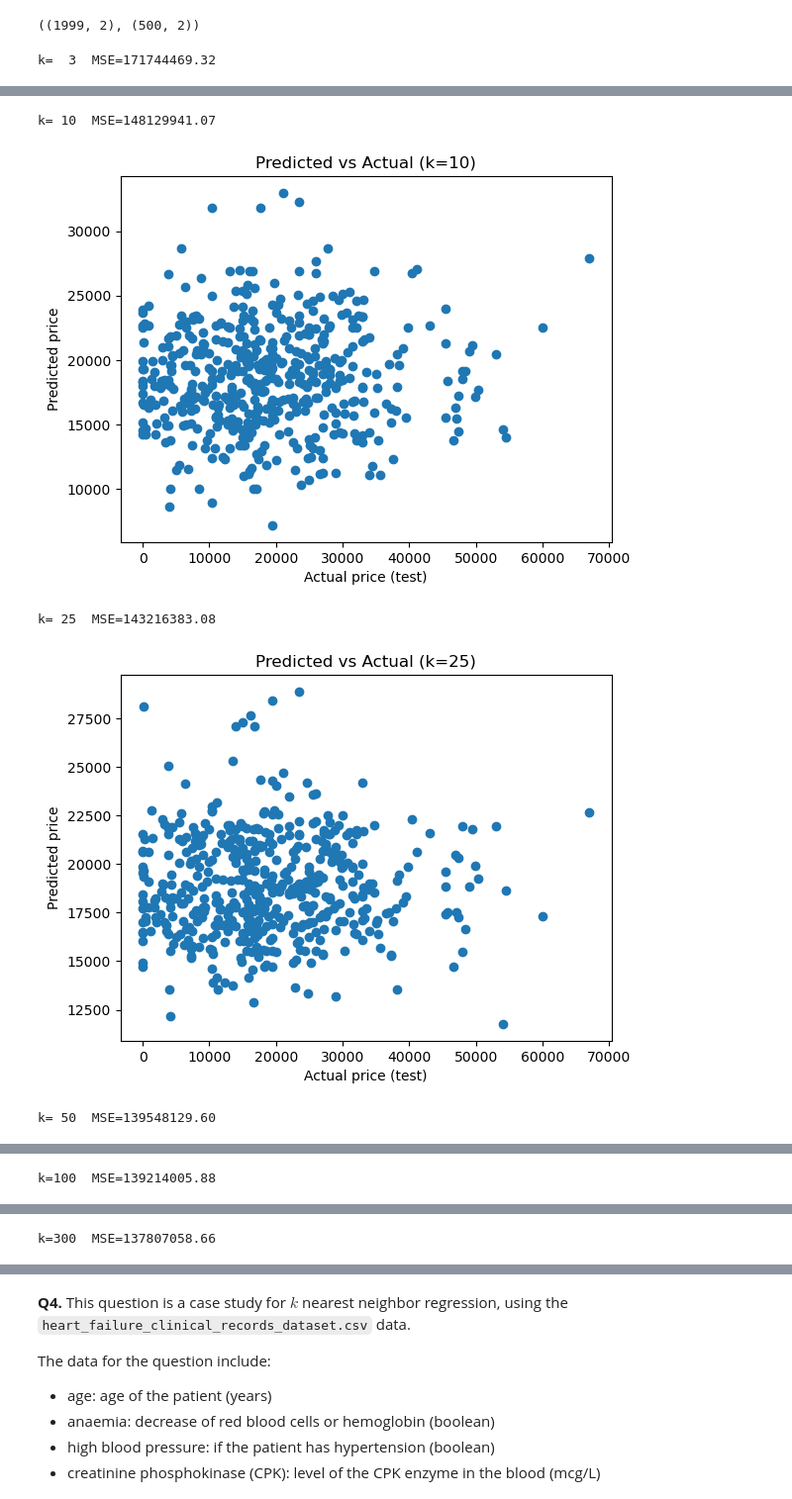
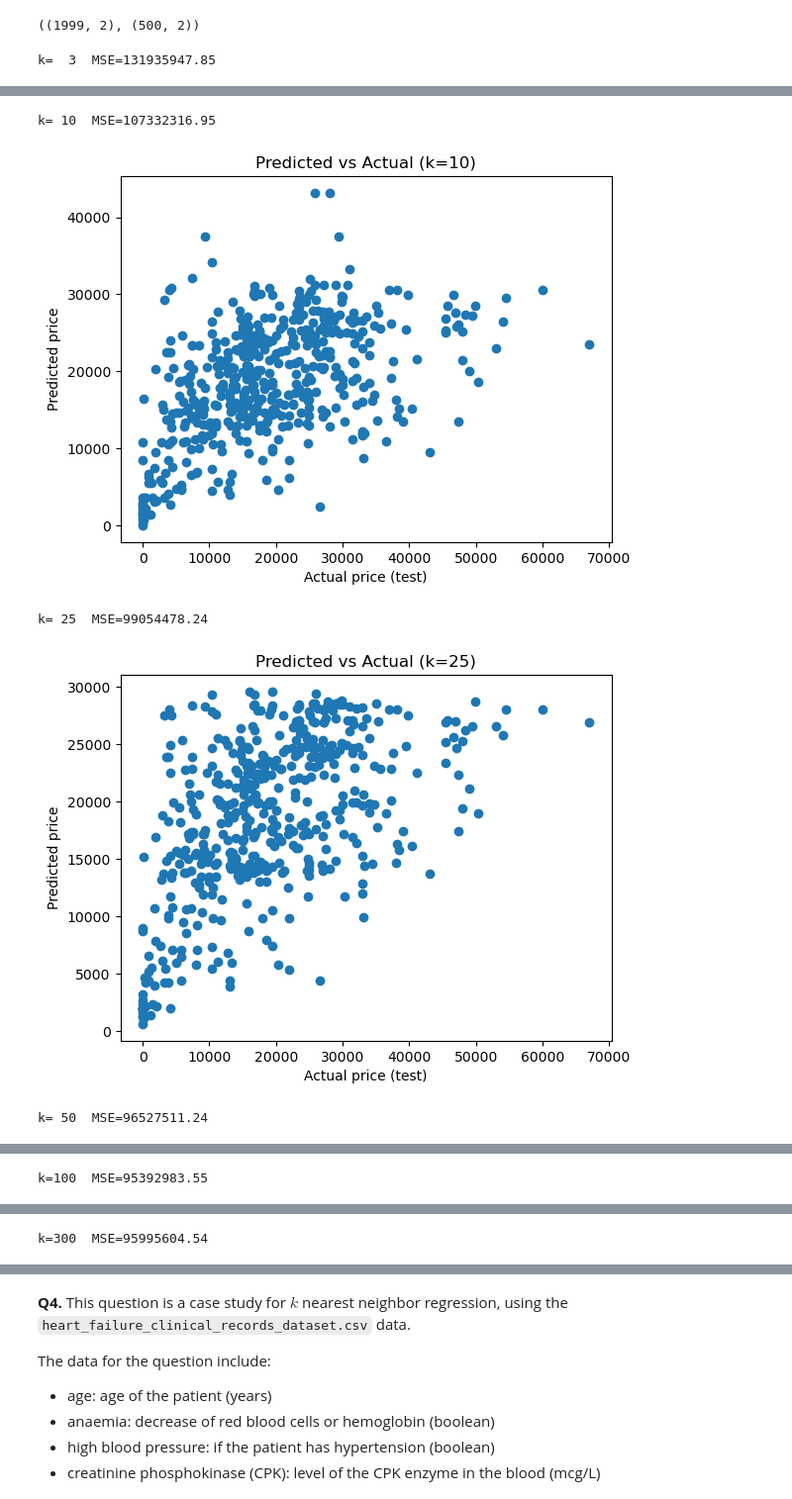
Before and after one commit to anthonyzhang4/HW3, a Jupyter notebook: 02_assignment_knn.ipynb, the cells around one changed output, grey strips where cells are left out. Shown at 99% size. Drawn from its saved outputs; the diff is of its cells as text; code cells hidden in the pictures.

```diff
--- a/02_assignment_knn.ipynb
+++ b/02_assignment_knn.ipynb
@@ -208,6 +203,9 @@ X_train.shape, X_test.shape
 # %%
 #4
 from sklearn.neighbors import KNeighborsRegressor
+
+# First, scale the training and test features (this was missing)
+u_train, u_test = minmax_scale(X_train, X_test)
 
 ks = [3, 10, 25, 50, 100, 300]
 mse_results = {}
@@ -230,6 +228,6 @@ for k in ks:
     plt.show()
 
 #As k increases, I'm noticing that the MSE is actually decreasing which is weird because I was expecting it to increase with k. In the context
-#of the dataset this means that as the number of predictions increases, the data averages out more and the model makes better predictions over more cars.
+#of the dataset this means that as the number of predictions increases, the data averages out more and the model makes better predictions over more cars
 # %% [output]
-k=  3  MSE=171744469.32
+k=  3  MSE=131935947.85
@@ -237,5 +235,5 @@ k=  3  MSE=171744469.32
-k= 10  MSE=148129941.07
+k= 10  MSE=107332316.95
-[figure, old version]
+[figure, new version]
-k= 25  MSE=143216383.08
+k= 25  MSE=99054478.24
-[figure, old version]
+[figure, new version]
-k= 50  MSE=139548129.60
+k= 50  MSE=96527511.24
@@ -243 +241 @@ k= 50  MSE=139548129.60
-k=100  MSE=139214005.88
+k=100  MSE=95392983.55
@@ -245 +243 @@ k=100  MSE=139214005.88
-k=300  MSE=137807058.66
+k=300  MSE=95995604.54
```
Also changed, not shown: parts of 8 cells of this notebook.
